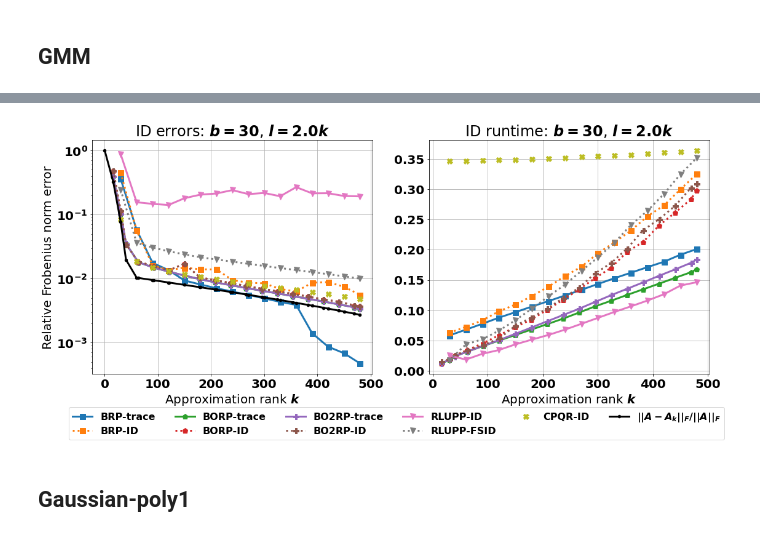
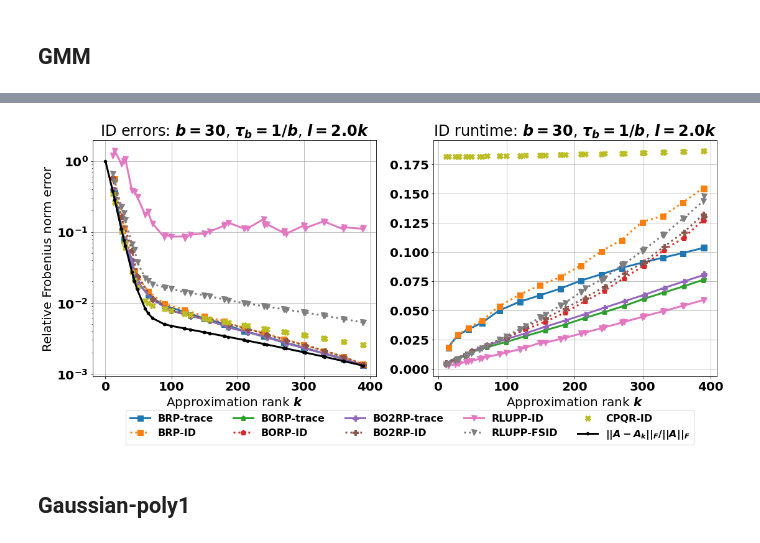
Before and after one commit to dyjdongyijun/Robust_Blockwise_Random_Pivoting, a Jupyter notebook: python/CholeskyID.ipynb, the cells around one changed output, grey strips where cells are left out. Drawn from its saved outputs; the diff is of its cells as text; code cells hidden in the pictures.

Commit message:
Update stable ID construction

```diff
--- a/python/CholeskyID.ipynb
+++ b/python/CholeskyID.ipynb
@@ -143,7 +143,7 @@ def stable_id_error(A, row_idx, timing=False, ord='fro'):
         return error
 
 
-def matdivide(A, B, compute_spectrum=False, tol=1e-15):
+def matdivide(A, B, compute_spectrum=False, tol=1e-12):
     '''
     A: (m,n) ndarray
     B: (k,n) ndarray
@@ -161,7 +161,7 @@ def matdivide(A, B, compute_spectrum=False, tol=1e-15):
         return (Aux @ U[:,:r].T).astype(np.double) #(m,k)
 
 
-def stable_chol(A, B, tol=1e-15):
+def stable_chol_divide(A, B, tol=1e-12):
     '''
     A: (n,b) ndarray
     B: (b,b) ndarray, symmetric
@@ -974,12 +836,12 @@ def get_cholid_error(
 # %% [markdown]
 # Test ID
 # %%
-RANK_MAX_RATIO = 0.5
+RANK_MAX_RATIO = 0.4
 
 def _merge_ranks(ranks1, ranks2):
     return np.unique(np.concatenate((ranks1, ranks2)))
 
-def compare_skeletonization_errors(target, b=10, oversampling=1.0, tol=1e-15, tol_loc=None):
+def compare_skeletonization_errors(target, b=10, oversampling=1.0, tol=1e-12, tol_loc=None):
     A = target['A']
     ranks = np.arange(b, int(np.ceil(RANK_MAX_RATIO * np.count_nonzero(target['s']))), b)
     ranks_all = np.array(ranks)
@@ -1002,22 +864,22 @@ def compare_skeletonization_errors(target, b=10, oversampling=1.0, tol=1e-15, to
     ranks_all = _merge_ranks(ranks_all, ranks_)
 
     errors_, times_ = get_id_error(
-        A, ranks, oversampling=oversampling,
+        A, ranks_all, oversampling=oversampling,
         modes=['lupp', 'cpqr',],
         errtags = ['sid',],
     )
-    error_time_rank.append((errors_, times_, ranks))
+    error_time_rank.append((errors_, times_, ranks_all))
 
     errors_, times_ = get_id_error(
-        A, ranks, oversampling=oversampling,
+        A, ranks_all, oversampling=oversampling,
         modes=['detcpqr',],
         errtags = ['id', 'sid',],
     )
-    error_time_rank.append((errors_, times_, ranks))
+    error_time_rank.append((errors_, times_, ranks_all))
 
     # SVD
     errs_svd_full = np.flip(np.flip(target['s']**2).cumsum())
-    errs_svd = np.insert(errs_svd_full[ranks_all], 0, errs_svd_full[0])
+    errs_svd = np.insert(errs_svd_full[ranks_all-1], 0, errs_svd_full[0])
     errors_ = {'optimal': errs_svd / errs_svd_full[0]}
     error_time_rank.append((errors_, None, np.insert(ranks_all, 0, 0)))
 
@@ -1027,7 +889,7 @@ def compare_skeletonization_errors(target, b=10, oversampling=1.0, tol=1e-15, to
 def compare_interpolation_errors(
     target, b=10, oversampling=1.0, tol_loc=None,
     orthos=[], borthos=[1], cholid_modes=['rp', 'gp'],
-    tol = 1e-15,
+    tol = 1e-12,
 ):
     A = target['A']
     ranks = np.arange(b, int(np.ceil(RANK_MAX_RATIO * np.count_nonzero(target['s']))), b)
@@ -1053,22 +915,22 @@ def compare_interpolation_errors(
         ranks_all = _merge_ranks(ranks_all, ranks_)
 
     errors_, times_ = get_id_error(
-        A, ranks, oversampling=oversampling,
+        A, ranks_all, oversampling=oversampling,
         modes=['lupp',],
         errtags = ['id', 'fsid',],
     )
-    error_time_rank.append((errors_, times_, ranks))
+    error_time_rank.append((errors_, times_, ranks_all))
 
     errors_, times_ = get_id_error(
-        A, ranks, oversampling=oversampling,
+        A, ranks_all, oversampling=oversampling,
         modes=['detcpqr',],
         errtags = ['id',],
     )
-    error_time_rank.append((errors_, times_, ranks))
+    error_time_rank.append((errors_, times_, ranks_all))
 
     # SVD
     errs_svd_full = np.flip(np.flip(target['s']**2).cumsum())
-    errs_svd = np.insert(errs_svd_full[ranks_all], 0, errs_svd_full[0])
+    errs_svd = np.insert(errs_svd_full[ranks_all-1], 0, errs_svd_full[0])
     errors_ = {'optimal': errs_svd / errs_svd_full[0]}
     error_time_rank.append((errors_, None, np.insert(ranks_all, 0, 0)))
 
@@ -1179,8 +1041,9 @@ def plot_mean_variance(xx, yy, key='name', marker='-', markevery=7, color='k', a
     plt.fill_between(xx, mean-std, mean+std, color=color, alpha=alpha)
 
 
-def plot_results(target_tag, error_time_rank, oversampling, block_size, max_x=1000, markevery=5, savefig=False):
+def plot_results(target_tag, error_time_rank, oversampling, block_size, tol_loc=None, max_x=1000, markevery=5, savefig=False):
     lgds = []
+    tol_loc = "1/b" if tol_loc is None else f"{tol_loc:.4f}"
 
     plt.figure(figsize=(18,7))
     plt.subplot(1,2,1)
@@ -1190,11 +1053,11 @@ def plot_results(target_tag, error_time_rank, oversampling, block_size, max_x=10
             plt.plot(ranks[:len(err_val)], err_val[:len(ranks)], plot_styler[err_key], label=plot_legends[err_key], markevery=markevery)
     plt.xlabel('Approximation rank $k$')
     plt.ylabel('Relative Frobenius norm error')
-    plt.title(f'ID errors: $b={block_size:d}$, $l={oversampling:.1f}k$')
+    plt.title(f'ID errors: $b={block_size:d}$, $\\tau_b={tol_loc}$, $l={oversampling:.1f}k$')
     ax = plt.gca()
     ax.set_yscale('log')
     handles, labels = ax.get_legend_handles_labels()
-    lgd = ax.legend(handles, labels, loc='upper left', bbox_to_anchor=(-0.1, -0.12), ncol=6)
+    lgd = ax.legend(handles, labels, loc='upper left', bbox_to_anchor=(0.1, -0.12), ncol=5)
     lgds.append(lgd)
 
     plt.subplot(1,2,2)
@@ -1206,7 +1069,7 @@ def plot_results(target_tag, error_time_rank, oversampling, block_size, max_x=10
             plt.plot(ranks[:len(time_val)], time_val[:len(ranks)], plot_styler[err_key], label=plot_legends[err_key], markevery=markevery)
             # plt.plot(ranks, time_val, plot_styler[err_key], label=plot_legends[err_key], markevery=markevery)
     plt.xlabel('Approximation rank $k$')
-    plt.title(f'ID runtime: $b={block_size:d}$, $l={oversampling:.1f}k$')
+    plt.title(f'ID runtime: $b={block_size:d}$, $\\tau_b={tol_loc}$, $l={oversampling:.1f}k$')
     ax = plt.gca()
     # ax.set_yscale('log')
     # handles, labels = ax.get_legend_handles_labels()
@@ -1221,6 +1084,8 @@ def plot_results(target_tag, error_time_rank, oversampling, block_size, max_x=10
 target_tag = 'gmm'
 oversampling=2.0
 block_size = 30
-error_time_rank = compare_interpolation_errors(targets[target_tag], b=block_size, oversampling=oversampling, orthos=[], borthos=[0,1,2], cholid_modes=['rp'])
+tol_loc = None
+# tol_loc = 0
+error_time_rank = compare_interpolation_errors(targets[target_tag], b=block_size, oversampling=oversampling, orthos=[], borthos=[0,1,2], cholid_modes=['rp'], tol_loc=tol_loc)
 # %% [output]
 brp
@@ -1279,8 +1133,8 @@ k =  480, cond =   8.28e+51, min L1 =   0.00e+00, max L1 =   5.00e+01
 # %%
 tag = f'id__{target_tag}'
-plot_results(tag, error_time_rank, oversampling, block_size, max_x=1000, markevery=1, savefig=True)
+plot_results(tag, error_time_rank, oversampling, block_size, tol_loc=tol_loc, max_x=1000, markevery=1, savefig=True)
 # %% [output]
-[figure, old version]
+[figure, new version]
 # %% [markdown]
 ## Gaussian-poly1
 # %%
```
Also changed, not shown: parts of 16 cells of this notebook, 7 other files.
